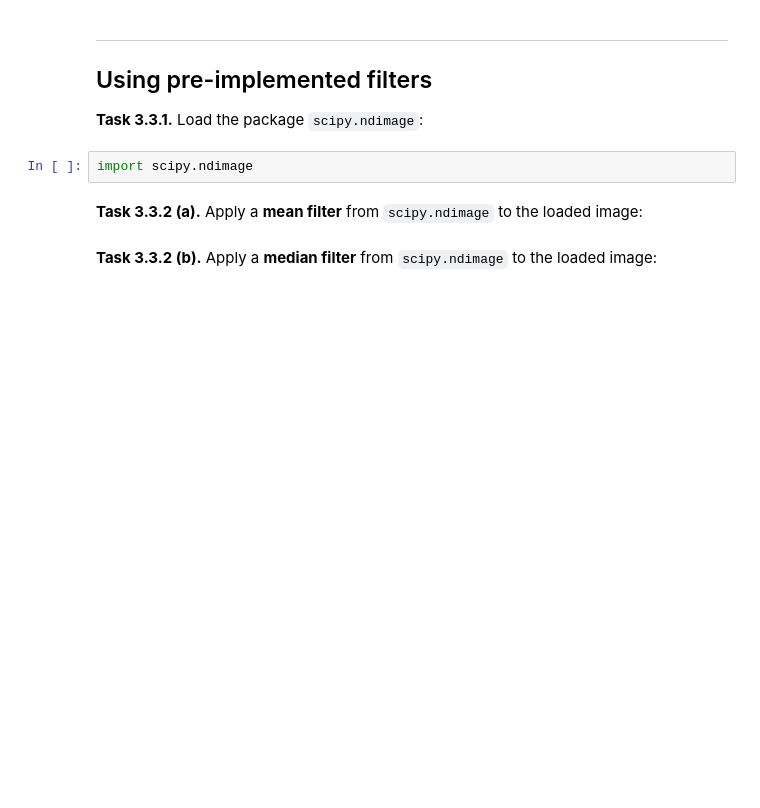
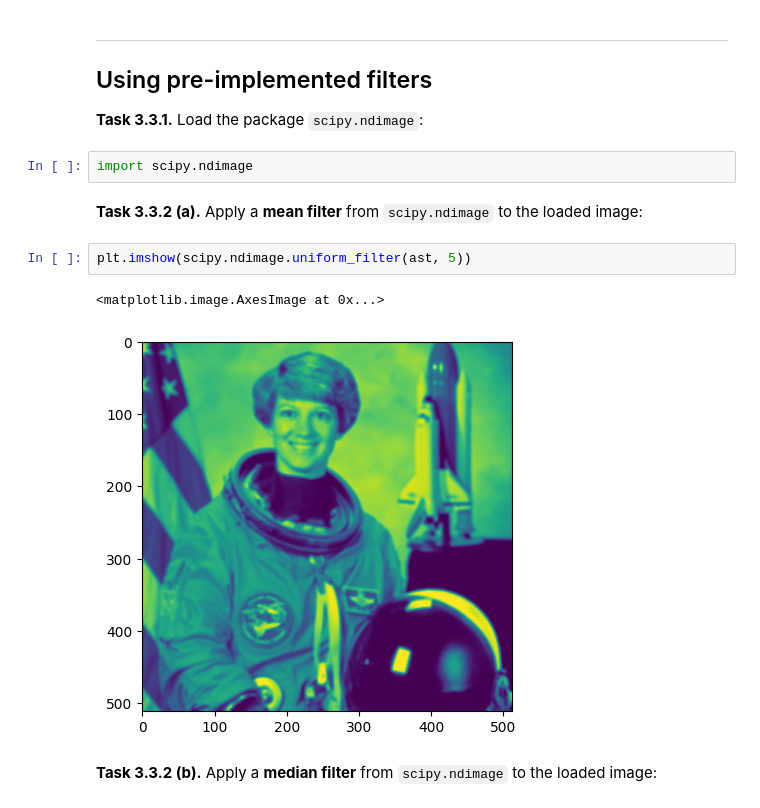
Before and after one commit to evgr5/mobi-fs3-python, a Jupyter notebook: task3.ipynb, the cells around one changed output. Saved outputs shown, nothing was run; the diff lists cells and outputs as text; blank space fills up the shorter version.

```diff
--- a/task3.ipynb
+++ b/task3.ipynb
@@ -105,5 +105,10 @@ assert numpy.allclose(medianfilter(ast, 5), plt.imread('data/astronaut_medianfil
 import scipy.ndimage
 # %% [markdown]
 **<a id="#">Task 3.3.2 (a).</a>** Apply a **mean filter** from `scipy.ndimage` to the loaded image:
+# %%
+plt.imshow(scipy.ndimage.uniform_filter(ast, 5))
+# %% [output]
+<matplotlib.image.AxesImage at 0x...>
+[figure, added]
 # %% [markdown]
 **<a id="#">Task 3.3.2 (b).</a>** Apply a **median filter** from `scipy.ndimage` to the loaded image:
```
Also changed, not shown: parts of 7 cells of this notebook.
